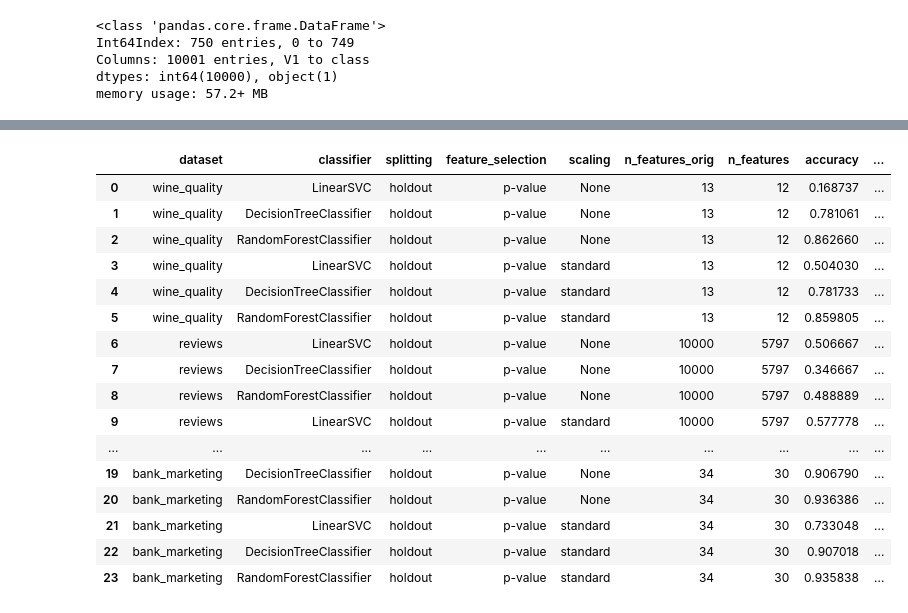
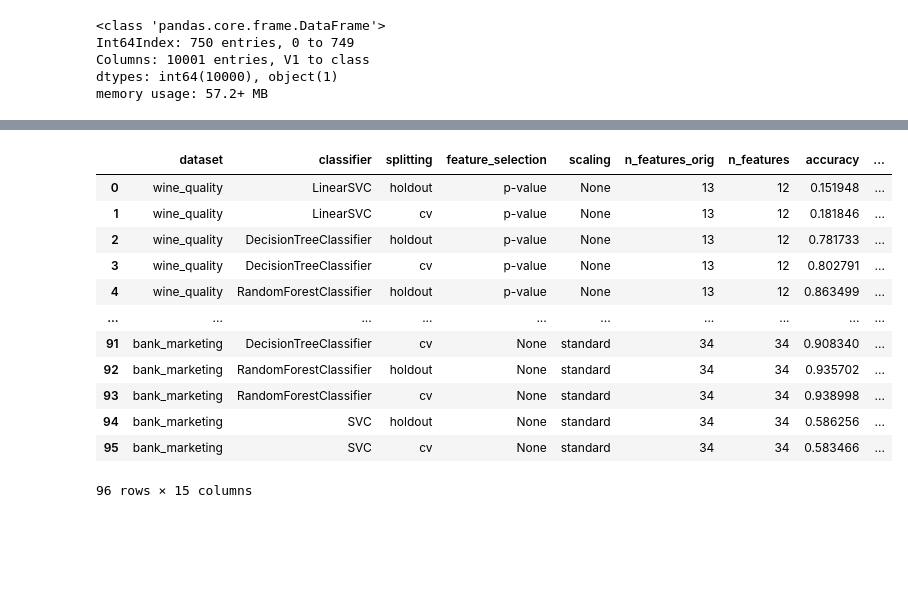
Before and after one commit to izsom/MachineLearning23ws, a Jupyter notebook: Exercise1/pipeline.ipynb, the cells around one changed output, grey strips where cells are left out. Drawn from its saved outputs; the diff is of its cells as text; code cells hidden in the pictures; blank space fills up the shorter version.

```diff
--- a/Exercise1/pipeline.ipynb
+++ b/Exercise1/pipeline.ipynb
@@ -367,14 +369,15 @@ memory usage: 57.2+ MB
 # %%
 datasets = {
     'wine_quality': wine_quality,
-    'reviews': reviews,
+    #'reviews': reviews,
     'congression_voting': congression_voting,
     'bank_marketing': bank_marketing
 }
 
-feature_selection_methods = ['p-value'] # None , 'variance', 'correlation']
-scaling_methods = [None, 'standard'] #, 'minmax', 'robust']
-classifiers = [LinearSVC(), DecisionTreeClassifier(),RandomForestClassifier()] #, GaussianNB()]
+feature_selection_methods = ['p-value', None] # , 'variance' , 'correlation']
+scaling_methods = [None, 'standard'] #, 'robust', 'minmax']
+classifiers = [LinearSVC(), DecisionTreeClassifier(),RandomForestClassifier(), SVC(C=3, kernel='sigmoid')] #, GaussianNB()]
+splitting_methods = ['holdout', 'cv']
 
 results = []
 
@@ -382,7 +385,7 @@ for dataset_name, dataset in datasets.items():
     for feature_selection_method in feature_selection_methods:
         for scaling_method in scaling_methods:
             for classifier in classifiers:
-                for splitting_method in ["holdout"]: # ,'cv']:
+                for splitting_method in splitting_methods: # ,'cv']:
                     if dataset_name == 'wine_quality' or dataset_name == 'bank_marketing':
                         target_column = 'class'
                         X,Y = apply_smote(dataset,target_column)
@@ -423,23 +445,20 @@ Time taken for bank_marketing, p-value, standard, RandomForestClassifier, holdou
 # %%
 df = pd.DataFrame(results)
 results_df = pd.json_normalize(df['result'])
 results_df.insert(0, 'dataset', df['dataset'])
+results_df.to_csv('./data/results_wo_reviews.csv', index=False)
 results_df
 # %% [output]
 |  | dataset | classifier | splitting | feature_selection | scaling | n_features_orig | n_features | accuracy | ... |
-| 0 | wine_quality | LinearSVC | holdout | p-value | None | 13 | 12 | 0.168737 | ... |
-| 1 | wine_quality | DecisionTreeClassifier | holdout | p-value | None | 13 | 12 | 0.781061 | ... |
-| 2 | wine_quality | RandomForestClassifier | holdout | p-value | None | 13 | 12 | 0.862660 | ... |
-| 3 | wine_quality | LinearSVC | holdout | p-value | standard | 13 | 12 | 0.504030 | ... |
-| 4 | wine_quality | DecisionTreeClassifier | holdout | p-value | standard | 13 | 12 | 0.781733 | ... |
-| 5 | wine_quality | RandomForestClassifier | holdout | p-value | standard | 13 | 12 | 0.859805 | ... |
-| 6 | reviews | LinearSVC | holdout | p-value | None | 10000 | 5797 | 0.506667 | ... |
-| 7 | reviews | DecisionTreeClassifier | holdout | p-value | None | 10000 | 5797 | 0.346667 | ... |
-| 8 | reviews | RandomForestClassifier | holdout | p-value | None | 10000 | 5797 | 0.488889 | ... |
-| 9 | reviews | LinearSVC | holdout | p-value | standard | 10000 | 5797 | 0.577778 | ... |
+| 0 | wine_quality | LinearSVC | holdout | p-value | None | 13 | 12 | 0.151948 | ... |
+| 1 | wine_quality | LinearSVC | cv | p-value | None | 13 | 12 | 0.181846 | ... |
+| 2 | wine_quality | DecisionTreeClassifier | holdout | p-value | None | 13 | 12 | 0.781733 | ... |
+| 3 | wine_quality | DecisionTreeClassifier | cv | p-value | None | 13 | 12 | 0.802791 | ... |
+| 4 | wine_quality | RandomForestClassifier | holdout | p-value | None | 13 | 12 | 0.863499 | ... |
 | ... | ... | ... | ... | ... | ... | ... | ... | ... | ... |
-| 19 | bank_marketing | DecisionTreeClassifier | holdout | p-value | None | 34 | 30 | 0.906790 | ... |
-| 20 | bank_marketing | RandomForestClassifier | holdout | p-value | None | 34 | 30 | 0.936386 | ... |
-| 21 | bank_marketing | LinearSVC | holdout | p-value | standard | 34 | 30 | 0.733048 | ... |
-| 22 | bank_marketing | DecisionTreeClassifier | holdout | p-value | standard | 34 | 30 | 0.907018 | ... |
-| 23 | bank_marketing | RandomForestClassifier | holdout | p-value | standard | 34 | 30 | 0.935838 | ... |
+| 91 | bank_marketing | DecisionTreeClassifier | cv | None | standard | 34 | 34 | 0.908340 | ... |
+| 92 | bank_marketing | RandomForestClassifier | holdout | None | standard | 34 | 34 | 0.935702 | ... |
+| 93 | bank_marketing | RandomForestClassifier | cv | None | standard | 34 | 34 | 0.938998 | ... |
+| 94 | bank_marketing | SVC | holdout | None | standard | 34 | 34 | 0.586256 | ... |
+| 95 | bank_marketing | SVC | cv | None | standard | 34 | 34 | 0.583466 | ... |
+96 rows × 15 columns
```
Also changed, not shown: parts of 9 cells of this notebook, 4 other files.
